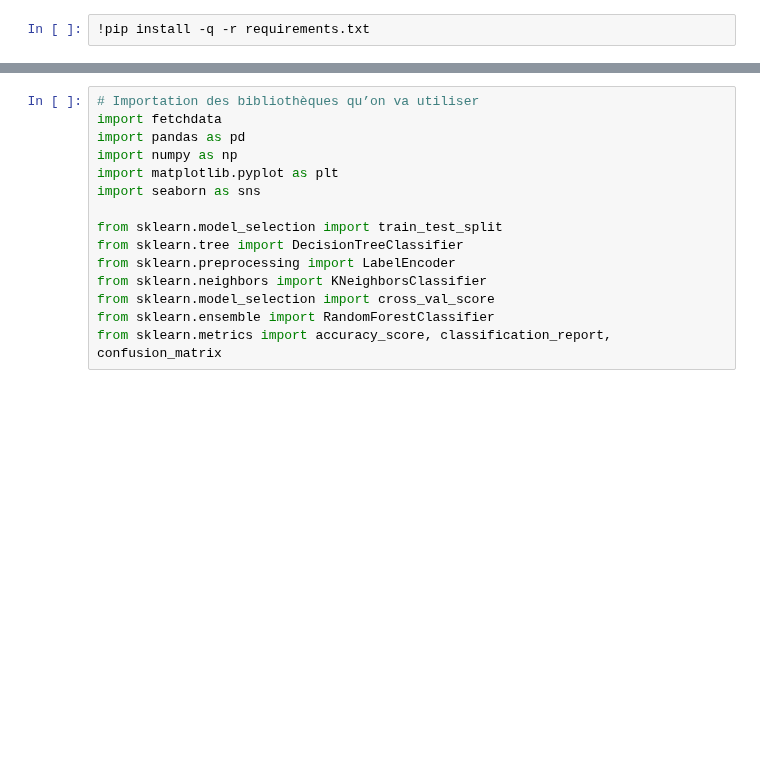
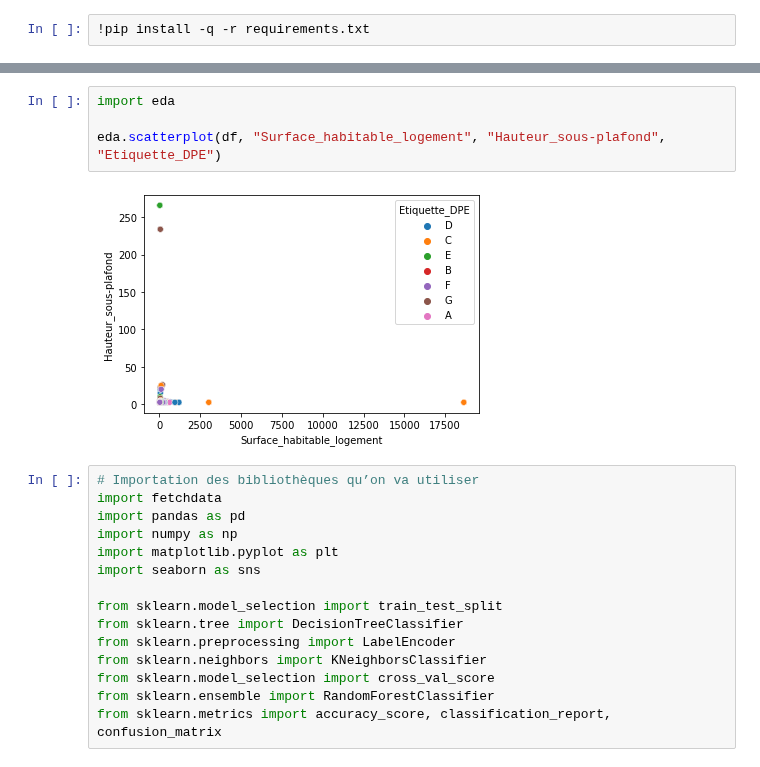
Before and after one commit to LACHQER-Wiam/Projet-Python, a Jupyter notebook: data.ipynb, the cells around one changed output, grey strips where cells are left out. Saved outputs shown, nothing was run; the diff lists cells and outputs as text; blank space fills up the shorter version.

```diff
--- a/data.ipynb
+++ b/data.ipynb
@@ -41,3 +39,9 @@ df.head()
+# %%
+import eda
+
+eda.scatterplot(df, "Surface_habitable_logement", "Hauteur_sous-plafond", "Etiquette_DPE")
+# %% [output]
+[figure, added]
 # %%
 # Importation des bibliothèques qu’on va utiliser
 import fetchdata
```
Also changed, not shown: parts of 8 cells of this notebook, 1 other file.
